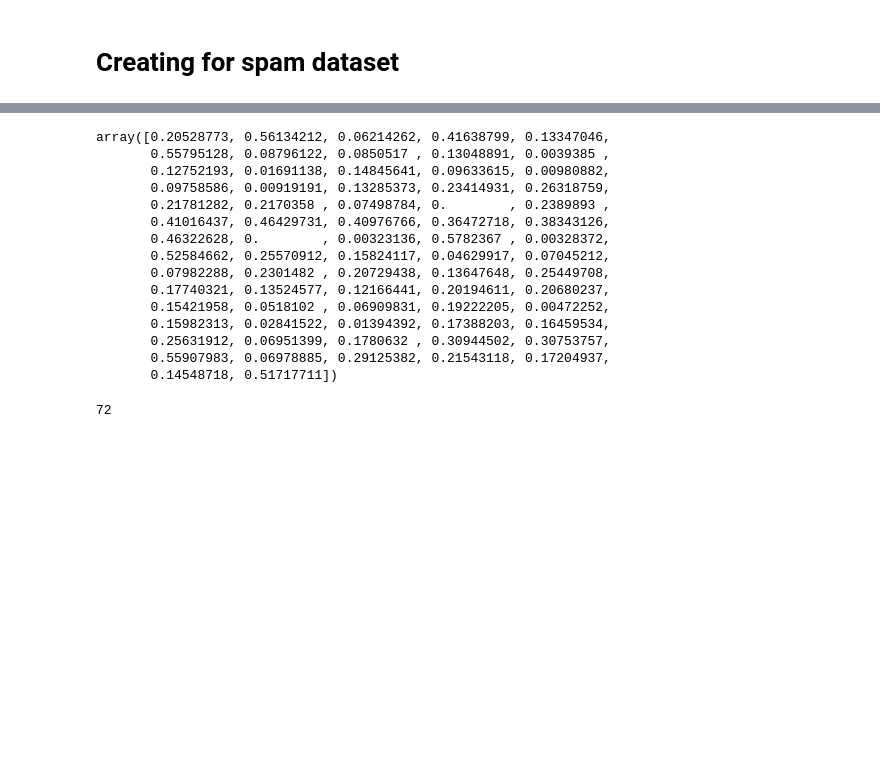
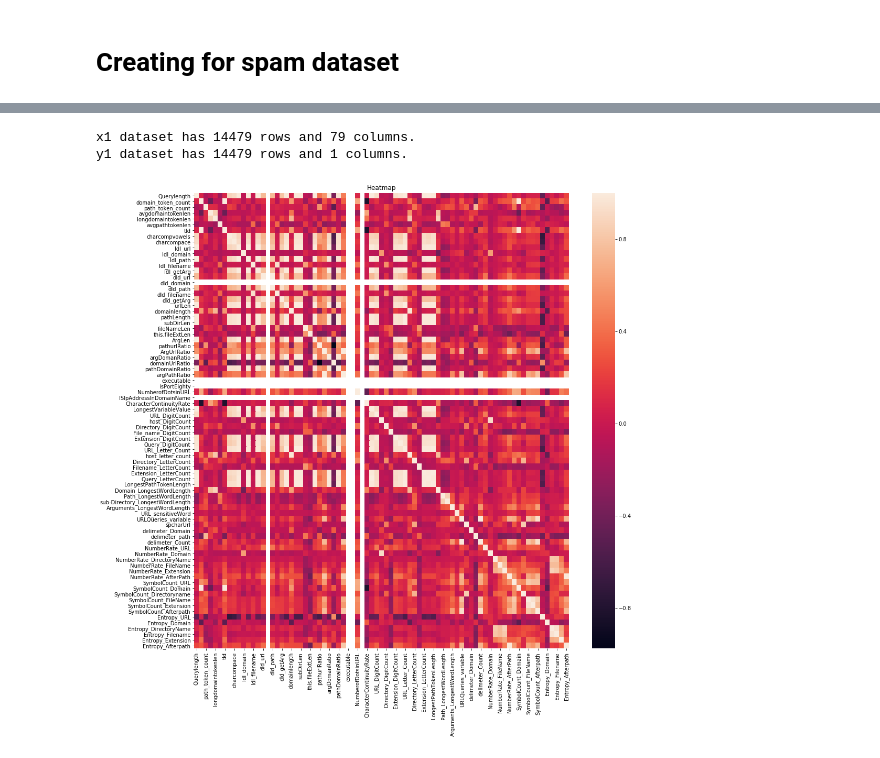
Before and after one commit to yashchks87/Cyber_security_competition, a Jupyter notebook: Version1.ipynb, the cells around one changed output, grey strips where cells are left out. Saved outputs shown, nothing was run; the diff lists cells and outputs as text; code cells hidden in the pictures; blank space fills up the shorter version.

Commit message:
Data visualization is completed.

```diff
--- a/Version1.ipynb
+++ b/Version1.ipynb
@@ -37,22 +35,3 @@ from sklearn.feature_selection import mutual_info_classif
 # Or other option is if negative values are that important then we can use some other methods like:
 # https://stackoverflow.com/questions/25792012/feature-selection-using-scikit-learn?answertab=active#tab-top
 # from sklearn.feature_selection import chi2
-# %%
-top_features = mutual_info_classif(independent_columns, target_column)
-(top_features)
-# %% [output]
-array([0.20528773, 0.56134212, 0.06214262, 0.41638799, 0.13347046,
-       0.55795128, 0.08796122, 0.0850517 , 0.13048891, 0.0039385 ,
-       0.12752193, 0.01691138, 0.14845641, 0.09633615, 0.00980882,
-       0.09758586, 0.00919191, 0.13285373, 0.23414931, 0.26318759,
-       0.21781282, 0.2170358 , 0.07498784, 0.        , 0.2389893 ,
-       0.41016437, 0.46429731, 0.40976766, 0.36472718, 0.38343126,
-       0.46322628, 0.        , 0.00323136, 0.5782367 , 0.00328372,
-       0.52584662, 0.25570912, 0.15824117, 0.04629917, 0.07045212,
-       0.07982288, 0.2301482 , 0.20729438, 0.13647648, 0.25449708,
-       0.17740321, 0.13524577, 0.12166441, 0.20194611, 0.20680237,
-       0.15421958, 0.0518102 , 0.06909831, 0.19222205, 0.00472252,
-       0.15982313, 0.02841522, 0.01394392, 0.17388203, 0.16459534,
-       0.25631912, 0.06951399, 0.1780632 , 0.30944502, 0.30753757,
-       0.55907983, 0.06978885, 0.29125382, 0.21543118, 0.17204937,
-       0.14548718, 0.51717711])
@@ -63,4 +38,18 @@ spamdf
-# %%
-len(independent_columns.columns)
-# %% [output]
-72
+# %%
+# Feature selection first approch.
+independent_column1 = spamdf.iloc[:,0:79]
+target_column = spamdf.iloc[:,-1:]
+print('x1 dataset has {} rows and {} columns.'.format(*x1.shape))
+print('y1 dataset has {} rows and {} columns.'.format(*y1.shape))
+# %% [output]
+x1 dataset has 14479 rows and 79 columns.
+y1 dataset has 14479 rows and 1 columns.
+# %%
+# Co-relation table of dataset.
+# plt.figure(figsize=(16,20))
+plt.figure(figsize=(16,16))
+plt.title("Heatmap")
+# Heatmap of co-relation table.
+heatmap = sns.heatmap(co_relation)
+# %% [output]
+[figure, added]
```
Also changed, not shown: parts of 9 cells of this notebook.
